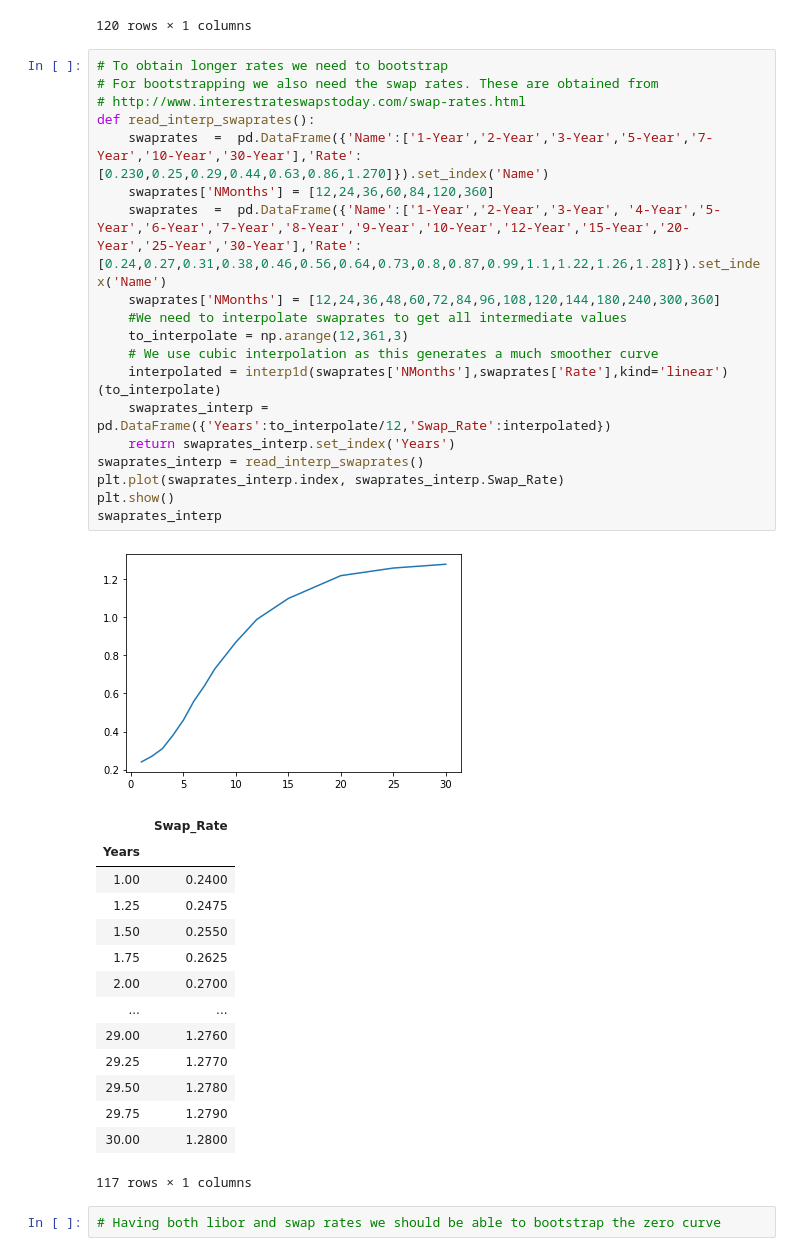
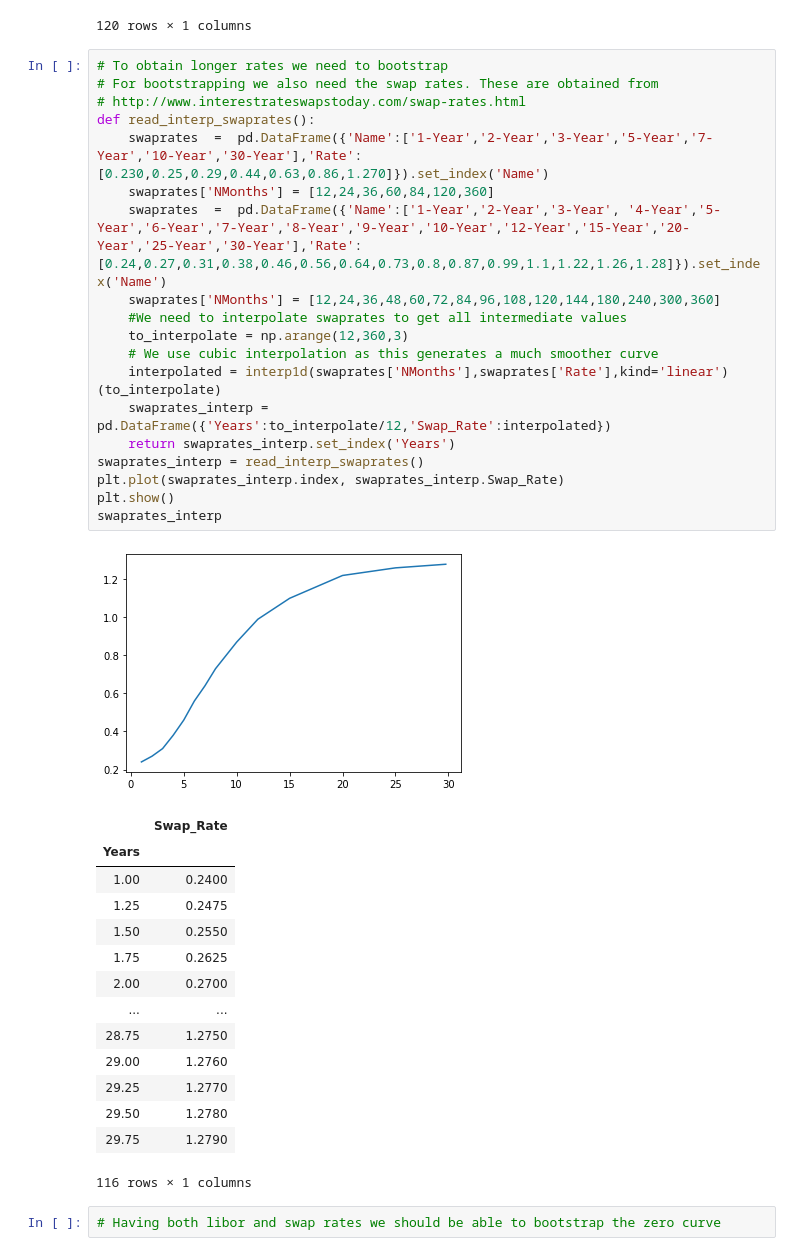
Before and after one commit to LuukOudshoorn25/SPFDM1, a Jupyter notebook: SPFDM 1.ipynb, the cells around one changed output. Drawn from its saved outputs; the diff is of its cells as text.

```diff
--- a/SPFDM 1.ipynb
+++ b/SPFDM 1.ipynb
@@ -88,38 +88,38 @@ zerocurve
 # %%
 # To obtain longer rates we need to bootstrap
 # For bootstrapping we also need the swap rates. These are obtained from
 # http://www.interestrateswapstoday.com/swap-rates.html
 def read_interp_swaprates():
     swaprates  =  pd.DataFrame({'Name':['1-Year','2-Year','3-Year','5-Year','7-Year','10-Year','30-Year'],'Rate':[0.230,0.25,0.29,0.44,0.63,0.86,1.270]}).set_index('Name')
     swaprates['NMonths'] = [12,24,36,60,84,120,360]
     swaprates  =  pd.DataFrame({'Name':['1-Year','2-Year','3-Year', '4-Year','5-Year','6-Year','7-Year','8-Year','9-Year','10-Year','12-Year','15-Year','20-Year','25-Year','30-Year'],'Rate':[0.24,0.27,0.31,0.38,0.46,0.56,0.64,0.73,0.8,0.87,0.99,1.1,1.22,1.26,1.28]}).set_index('Name')
     swaprates['NMonths'] = [12,24,36,48,60,72,84,96,108,120,144,180,240,300,360]
     #We need to interpolate swaprates to get all intermediate values
-    to_interpolate = np.arange(12,361,3)
+    to_interpolate = np.arange(12,360,3)
     # We use cubic interpolation as this generates a much smoother curve
     interpolated = interp1d(swaprates['NMonths'],swaprates['Rate'],kind='linear')(to_interpolate)
     swaprates_interp = pd.DataFrame({'Years':to_interpolate/12,'Swap_Rate':interpolated})
     return swaprates_interp.set_index('Years')
 swaprates_interp = read_interp_swaprates()
 plt.plot(swaprates_interp.index, swaprates_interp.Swap_Rate)
 plt.show()
 swaprates_interp
 # %% [output]
 [figure]
 |  | Swap_Rate |
 | Years |  |
 | 1.00 | 0.2400 |
 | 1.25 | 0.2475 |
 | 1.50 | 0.2550 |
 | 1.75 | 0.2625 |
 | 2.00 | 0.2700 |
 | ... | ... |
+| 28.75 | 1.2750 |
 | 29.00 | 1.2760 |
 | 29.25 | 1.2770 |
 | 29.50 | 1.2780 |
 | 29.75 | 1.2790 |
-| 30.00 | 1.2800 |
-117 rows × 1 columns
+116 rows × 1 columns
 # %%
 # Having both libor and swap rates we should be able to bootstrap the zero curve
 # %%
```
Also changed, not shown: parts of 5 cells of this notebook.
